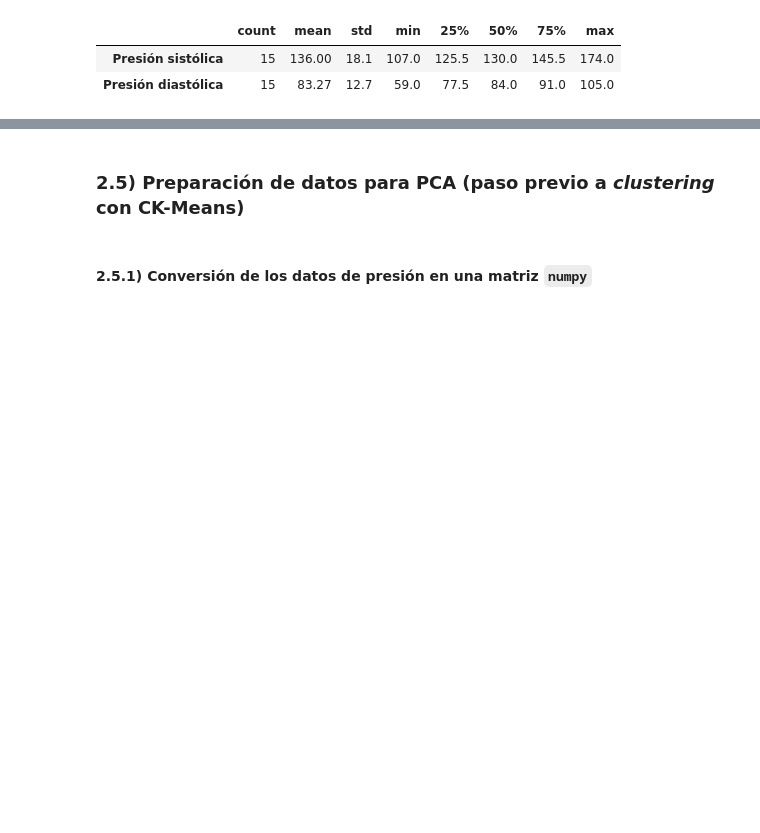
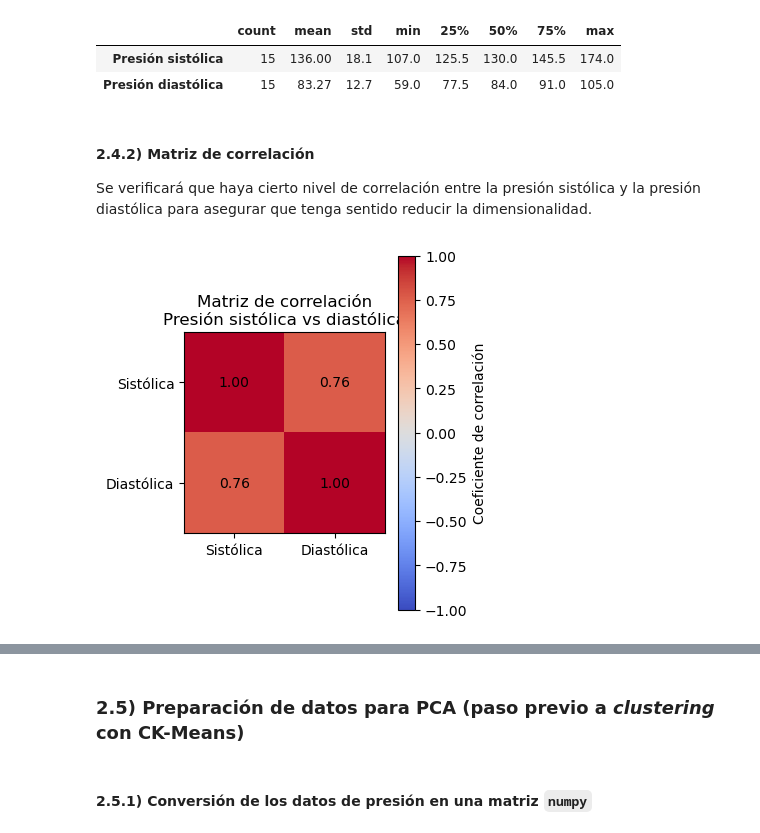
Before and after one commit to Relaxingmusic0474/CK-Means, a Jupyter notebook: ckmeans_ejemplos.ipynb, the cells around one changed output, grey strips where cells are left out. Saved outputs shown, nothing was run; the diff lists cells and outputs as text; code cells hidden in the pictures; blank space fills up the shorter version.

```diff
--- a/ckmeans_ejemplo_inventado.ipynb
+++ b/ckmeans_ejemplos.ipynb
@@ -475,3 +478,33 @@ summary
 |  | count | mean | std | min | 25% | 50% | 75% | max |
 | Presión sistólica | 15 | 136.00 | 18.1 | 107.0 | 125.5 | 130.0 | 145.5 | 174.0 |
 | Presión diastólica | 15 | 83.27 | 12.7 | 59.0 | 77.5 | 84.0 | 91.0 | 105.0 |
+# %% [markdown]
+#### 2.4.2) Matriz de correlación
+
+Se verificará que haya cierto nivel de correlación entre la presión sistólica y la presión diastólica para asegurar que tenga sentido reducir la dimensionalidad.
+# %%
+corr_matrix = blood_pressure_data[["Presión sistólica", "Presión diastólica"]].corr()
+
+plt.figure(figsize=(4, 4))
+
+plt.imshow(corr_matrix, cmap="coolwarm", vmin=-1, vmax=1)
+plt.colorbar(label="Coeficiente de correlación")
+
+plt.xticks([0, 1], ["Sistólica", "Diastólica"])
+plt.yticks([0, 1], ["Sistólica", "Diastólica"])
+
+# Mostrar los valores dentro de los cuadraditos
+for i in range(2):
+    for j in range(2):
+        plt.text(
+            j, i,
+            f"{corr_matrix.iloc[i, j]:.2f}",
+            ha="center", va="center",
+            color="black"
+        )
+
+plt.title("Matriz de correlación\nPresión sistólica vs diastólica")
+plt.tight_layout()
+plt.show()
+# %% [output]
+[figure, added]
```
Also changed, not shown: parts of 31 cells of this notebook.
